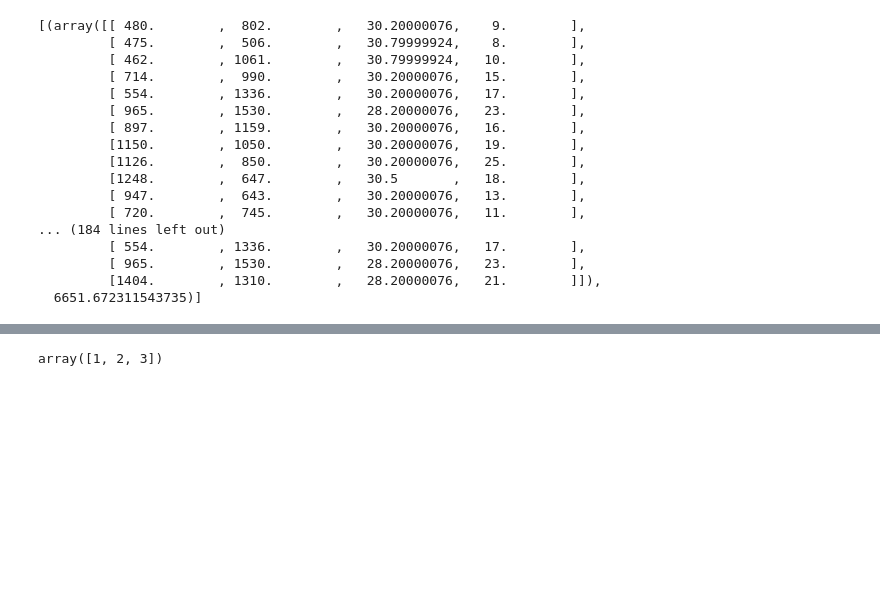
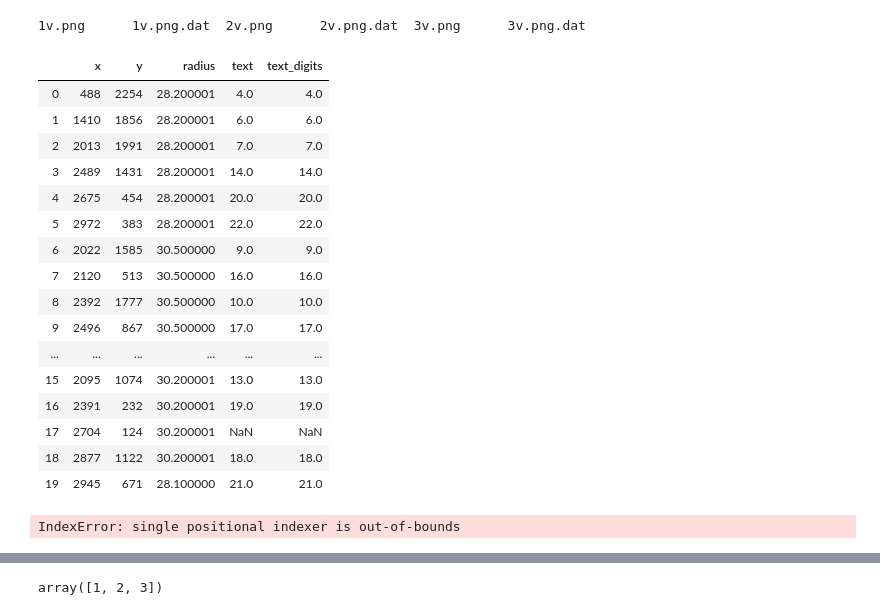
Before and after one commit to iiMisha/path-finder, a Jupyter notebook: mmb routes.ipynb, the cells around one changed output, grey strips where cells are left out. Saved outputs shown, nothing was run; the diff lists cells and outputs as text; code cells hidden in the pictures; blank space fills up the shorter version.

```diff
--- a/mmb routes.ipynb
+++ b/mmb routes.ipynb
@@ -65,3 +96,38 @@ def distance(x,y):
+# %%
+ls maps/2019o
+# %% [output]
+1v.png      1v.png.dat  2v.png      2v.png.dat  3v.png      3v.png.dat
+# %%
+points
+# %% [output]
+|  | x | y | radius | text | text_digits |
+| 0 | 488 | 2254 | 28.200001 | 4.0 | 4.0 |
+| 1 | 1410 | 1856 | 28.200001 | 6.0 | 6.0 |
+| 2 | 2013 | 1991 | 28.200001 | 7.0 | 7.0 |
+| 3 | 2489 | 1431 | 28.200001 | 14.0 | 14.0 |
+| 4 | 2675 | 454 | 28.200001 | 20.0 | 20.0 |
+| 5 | 2972 | 383 | 28.200001 | 22.0 | 22.0 |
+| 6 | 2022 | 1585 | 30.500000 | 9.0 | 9.0 |
+| 7 | 2120 | 513 | 30.500000 | 16.0 | 16.0 |
+| 8 | 2392 | 1777 | 30.500000 | 10.0 | 10.0 |
+| 9 | 2496 | 867 | 30.500000 | 17.0 | 17.0 |
+| ... | ... | ... | ... | ... | ... |
+| 15 | 2095 | 1074 | 30.200001 | 13.0 | 13.0 |
+| 16 | 2391 | 232 | 30.200001 | 19.0 | 19.0 |
+| 17 | 2704 | 124 | 30.200001 | NaN | NaN |
+| 18 | 2877 | 1122 | 30.200001 | 18.0 | 18.0 |
+| 19 | 2945 | 671 | 28.100000 | 21.0 | 21.0 |
+# %%
+#инициализация. Нужно также указать начало и конец выбора
+path = 'maps/2019o/1v.png.dat'
+points = pd.read_csv(path,header=0,index_col=0)
+start = getArrayFromPoint(points,6)
+finish = getArrayFromPoint(points,26)
+points = points[points.text_digits.le(25) & points.text_digits.ge(7)]
+points = getArrayFromPoints(points)
+all_points = np.concatenate(([start],points,[finish]))
+# %% [output]
+IndexError: single positional indexer is out-of-bounds
 # %%
 a = np.array([6,5,8,7,11,10,12,15,16,13,14,9])
 a = a-5
@@ -87,20 +135,0 @@ def register_top(route,dist):
-# %%
-top
-# %% [output]
-[(array([[ 480.        ,  802.        ,   30.20000076,    9.        ],
-         [ 475.        ,  506.        ,   30.79999924,    8.        ],
-         [ 462.        , 1061.        ,   30.79999924,   10.        ],
-         [ 714.        ,  990.        ,   30.20000076,   15.        ],
-         [ 554.        , 1336.        ,   30.20000076,   17.        ],
-         [ 965.        , 1530.        ,   28.20000076,   23.        ],
-         [ 897.        , 1159.        ,   30.20000076,   16.        ],
-         [1150.        , 1050.        ,   30.20000076,   19.        ],
-         [1126.        ,  850.        ,   30.20000076,   25.        ],
-         [1248.        ,  647.        ,   30.5       ,   18.        ],
-         [ 947.        ,  643.        ,   30.20000076,   13.        ],
-         [ 720.        ,  745.        ,   30.20000076,   11.        ],
-... (184 lines left out)
-         [ 554.        , 1336.        ,   30.20000076,   17.        ],
-         [ 965.        , 1530.        ,   28.20000076,   23.        ],
-         [1404.        , 1310.        ,   28.20000076,   21.        ]]),
-  6651.672311543735)]
```
Also changed, not shown: parts of 12 cells of this notebook, 13 other files.
